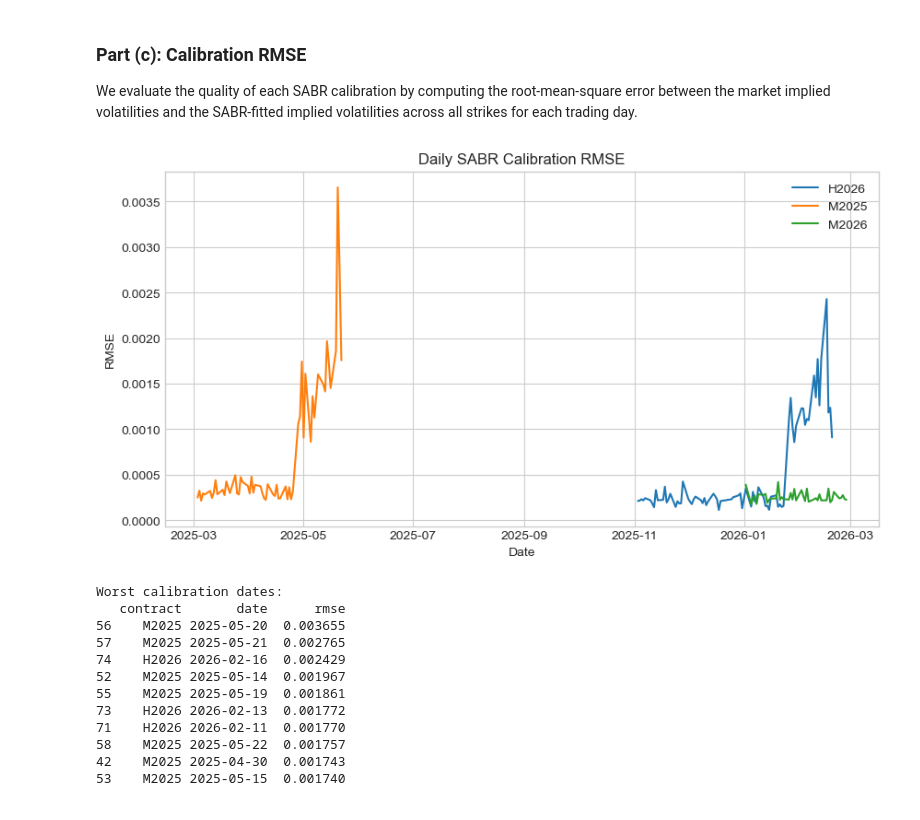
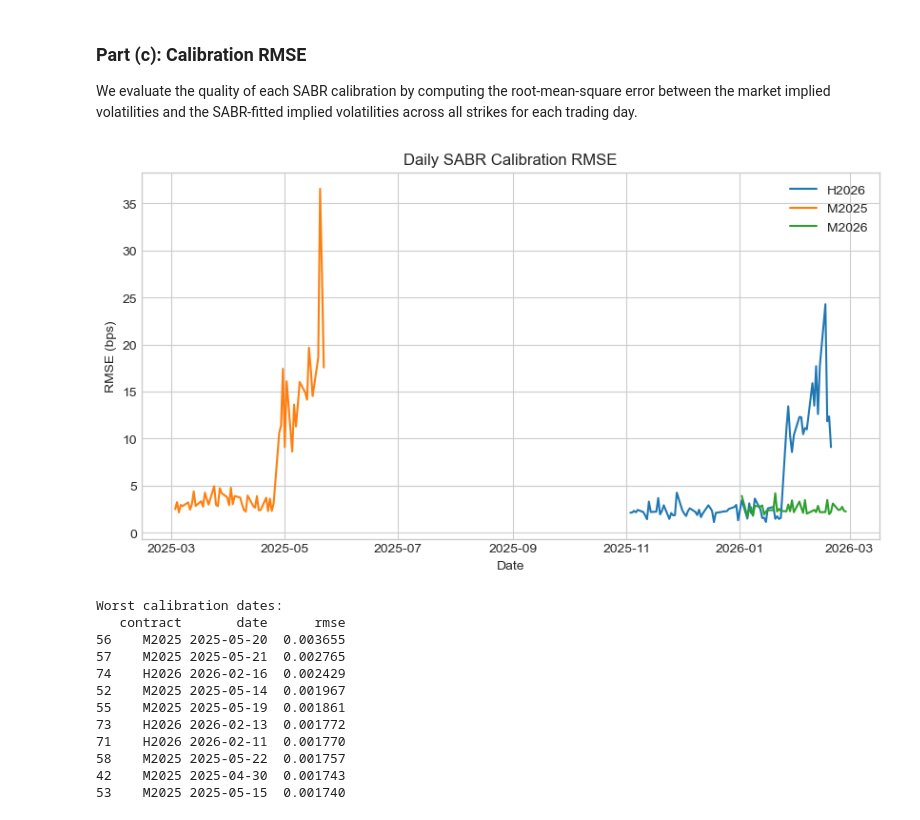
Before and after one commit to se101/Fixed-Income-Derivatives-, a Jupyter notebook: Project.ipynb, the cells around one changed output. Drawn from its saved outputs; the diff is of its cells as text; code cells hidden in the pictures.

```diff
--- a/Project.ipynb
+++ b/Project.ipynb
@@ -1268,18 +1268,18 @@ We evaluate the quality of each SABR calibration by computing the root-mean-squa
 # %%
 fig, ax = plt.subplots(figsize=(10,5))
 
 for contract, df in sabr_ts.groupby("contract"):
-    ax.plot(df['date'], df['rmse'], label=contract)
+    ax.plot(df['date'], df['rmse'] * 10000, label=contract)
 
 ax.set_title("Daily SABR Calibration RMSE")
-ax.set_ylabel("RMSE")
+ax.set_ylabel("RMSE (bps)")
 ax.set_xlabel("Date")
 
 ax.legend()
 
 plt.show()
 # %% [output]
-[figure, old version]
+[figure, new version]
 # %%
 worst = sabr_ts.sort_values("rmse", ascending=False).head(10)
 
```
Also changed, not shown: parts of 19 cells of this notebook.
